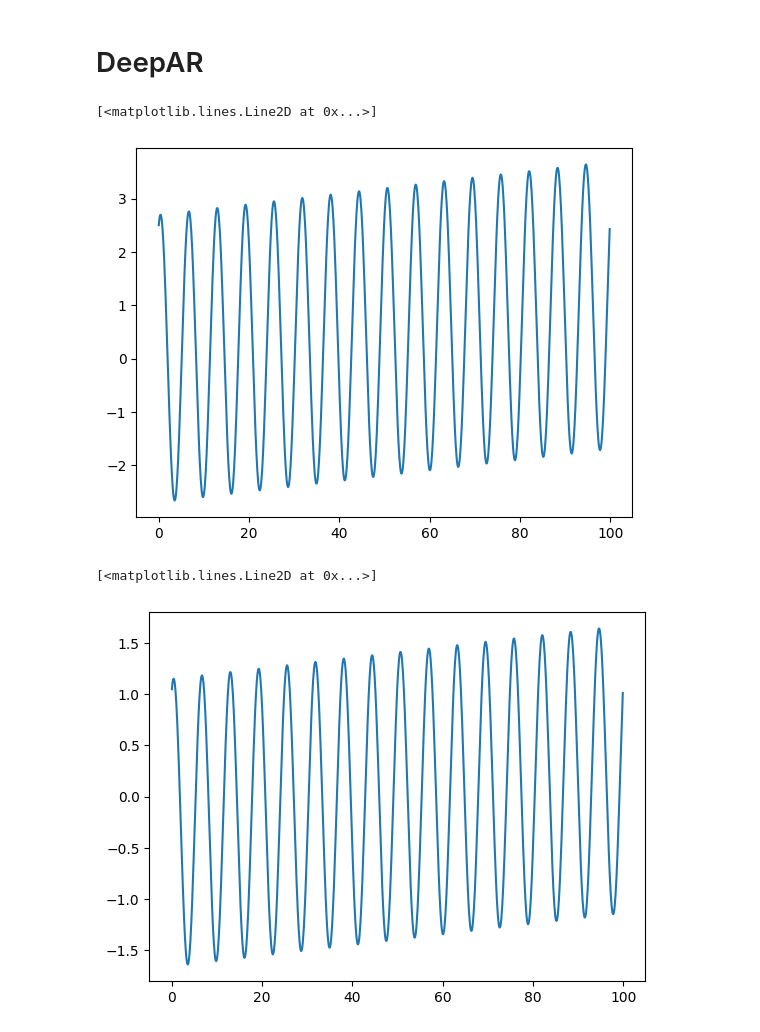
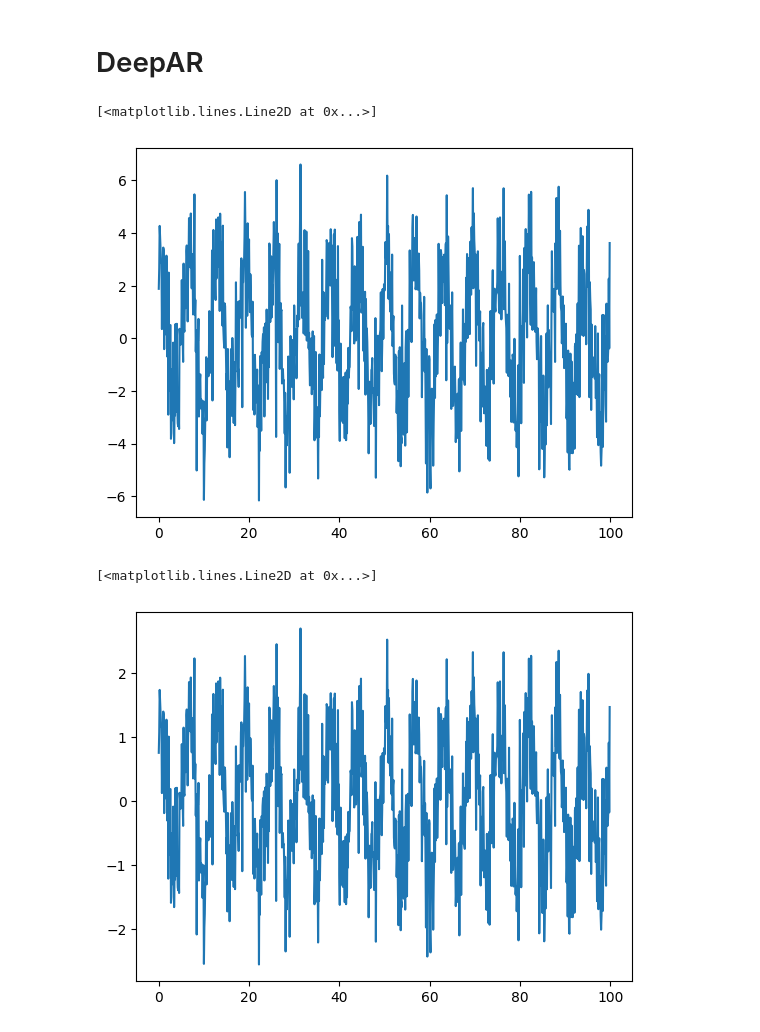
Before and after one commit to lmalms/sequence-learners, a Jupyter notebook: bikes/06_deepar.ipynb, the cells around one changed output. Drawn from its saved outputs; the diff is of its cells as text; code cells hidden in the pictures.

```diff
--- a/bikes/06_deepar.ipynb
+++ b/bikes/06_deepar.ipynb
@@ -235,13 +235,18 @@ output = deepar(input)
 # %%
 import matplotlib.pyplot as plt
 # %%
+n_samples = 1000
 xs = np.linspace(0, 100, 1000, endpoint=False)
-ys = np.sin(xs) + 2.5 * np.cos(xs) + 0.01 * xs
+ys = (
+    np.sin(xs)
+    + 2.5 * np.cos(xs)
+    + np.random.normal(loc=0, scale=1.5, size=n_samples)
+)
 
 plt.plot(xs, ys)
 # %% [output]
 [<matplotlib.lines.Line2D at 0x...>]
-[figure, old version]
+[figure, new version]
 # %%
 y_loc = np.mean(ys)
 y_scale = np.std(ys)
@@ -250,7 +255,7 @@ y_scaled = (ys - y_loc) / y_scale
 plt.plot(xs, y_scaled)
 # %% [output]
 [<matplotlib.lines.Line2D at 0x...>]
-[figure, old version]
+[figure, new version]
 # %%
 features = []
 labels = []
```
Also changed, not shown: parts of 7 cells of this notebook.
